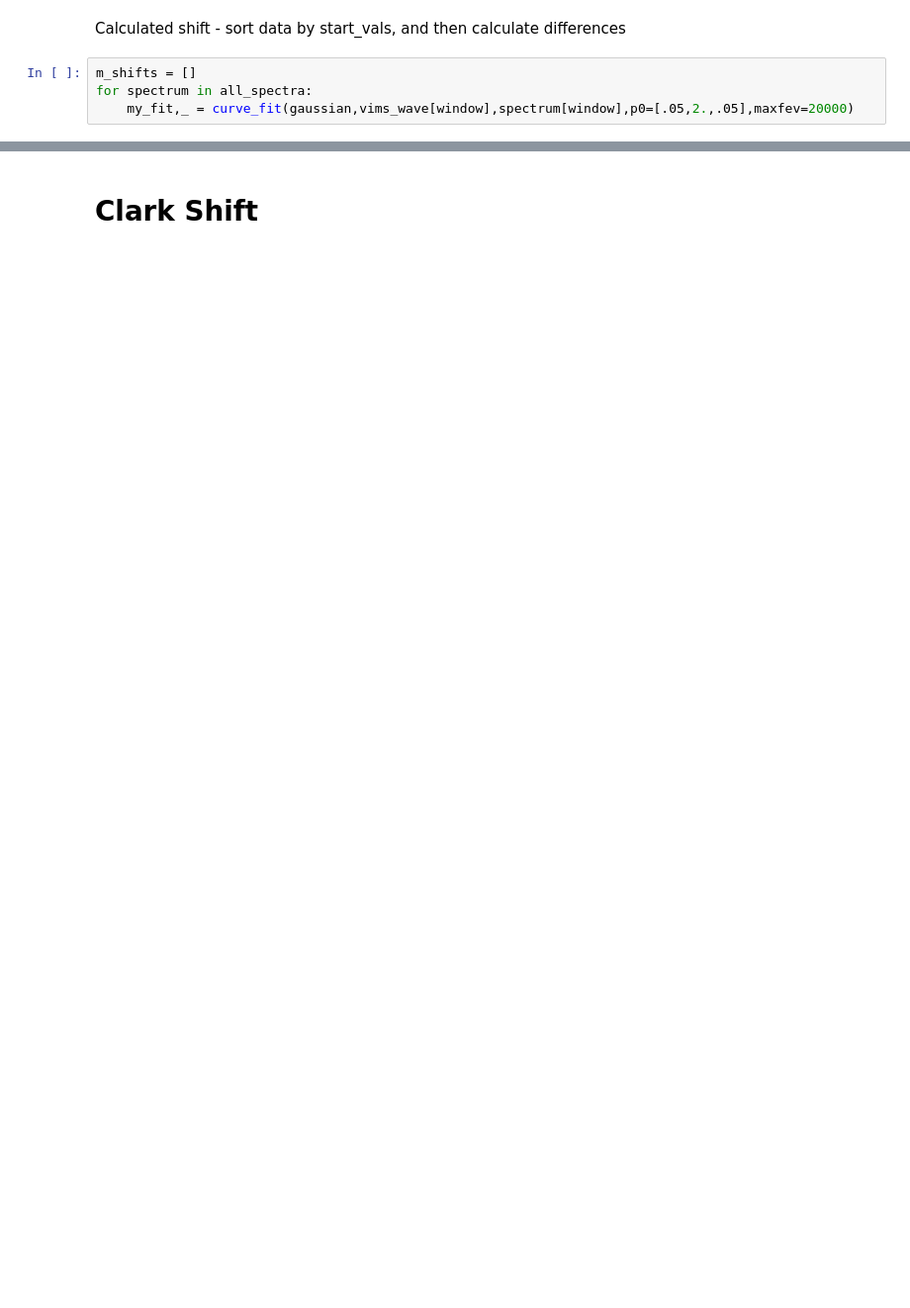
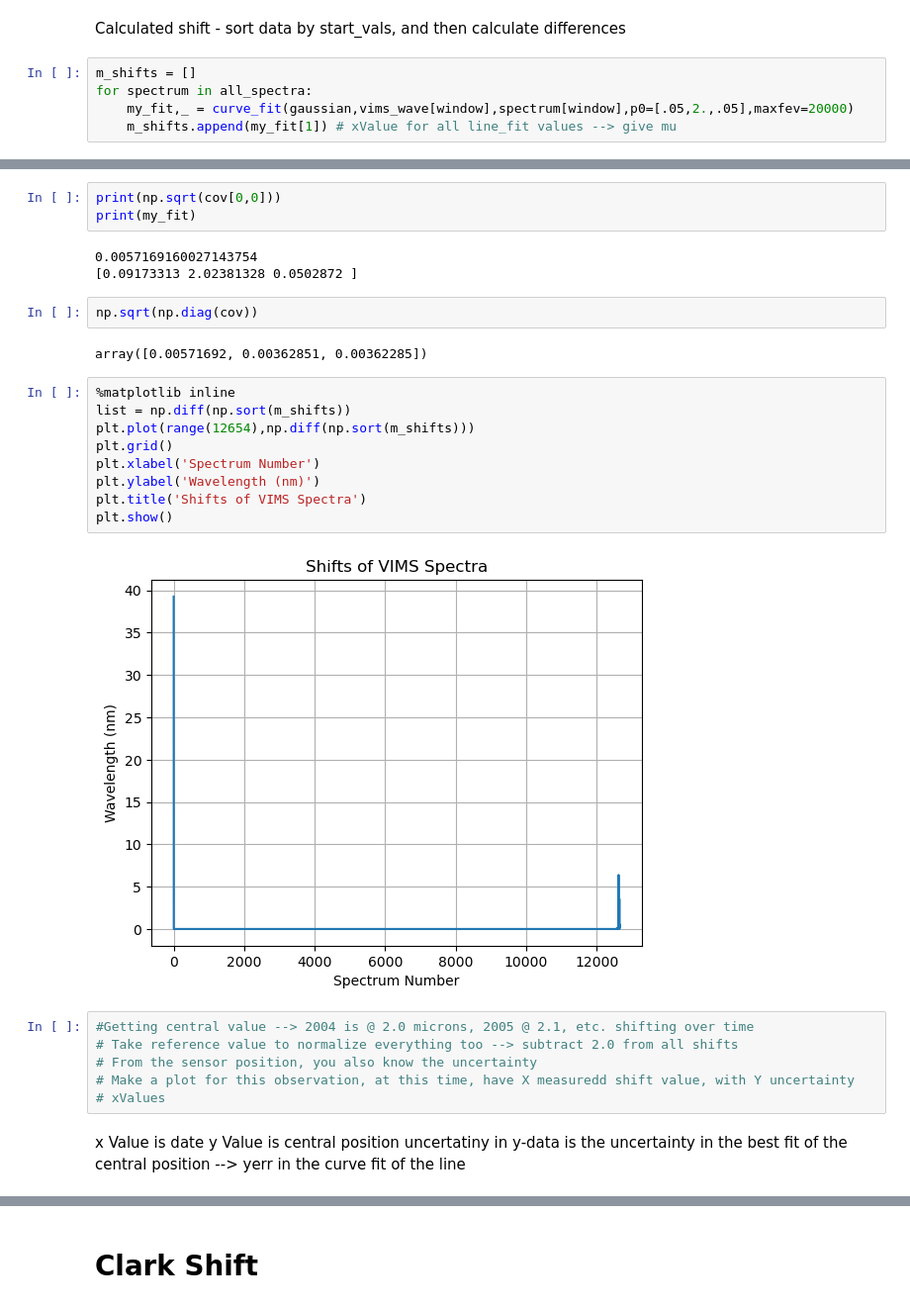
Before and after one commit to lucaslibshutz/spectralResearch, a Jupyter notebook: unc_calc.ipynb, the cells around one changed output, grey strips where cells are left out. Shown at 99% size. Cells and saved outputs as stored; diff of their text form; blank space fills up the shorter version.

```diff
--- a/unc_calc.ipynb
+++ b/unc_calc.ipynb
@@ -209,3 +212,4 @@ Calculated shift - sort data by start_vals, and then calculate differences
 m_shifts = []
 for spectrum in all_spectra:
     my_fit,_ = curve_fit(gaussian,vims_wave[window],spectrum[window],p0=[.05,2.,.05],maxfev=20000)
+    m_shifts.append(my_fit[1]) # xValue for all line_fit values --> give mu
@@ -211,0 +231,31 @@ for spectrum in all_spectra:
+# %%
+print(np.sqrt(cov[0,0]))
+print(my_fit)
+# %% [output]
+0.0057169160027143754
+[0.09173313 2.02381328 0.0502872 ]
+# %%
+np.sqrt(np.diag(cov))
+# %% [output]
+array([0.00571692, 0.00362851, 0.00362285])
+# %%
+%matplotlib inline
+list = np.diff(np.sort(m_shifts))
+plt.plot(range(12654),np.diff(np.sort(m_shifts)))
+plt.grid()
+plt.xlabel('Spectrum Number')
+plt.ylabel('Wavelength (nm)')
+plt.title('Shifts of VIMS Spectra')
+plt.show()
+# %% [output]
+[figure, added]
+# %%
+#Getting central value --> 2004 is @ 2.0 microns, 2005 @ 2.1, etc. shifting over time
+# Take reference value to normalize everything too --> subtract 2.0 from all shifts
+# From the sensor position, you also know the uncertainty
+# Make a plot for this observation, at this time, have X measuredd shift value, with Y uncertainty
+# xValues
+# %% [markdown]
+x Value is date
+y Value is central position
+uncertatiny in y-data is the uncertainty in the best fit of the central position --> yerr in the curve fit of the line
```
Also changed, not shown: parts of 17 cells of this notebook, 1 other file.
